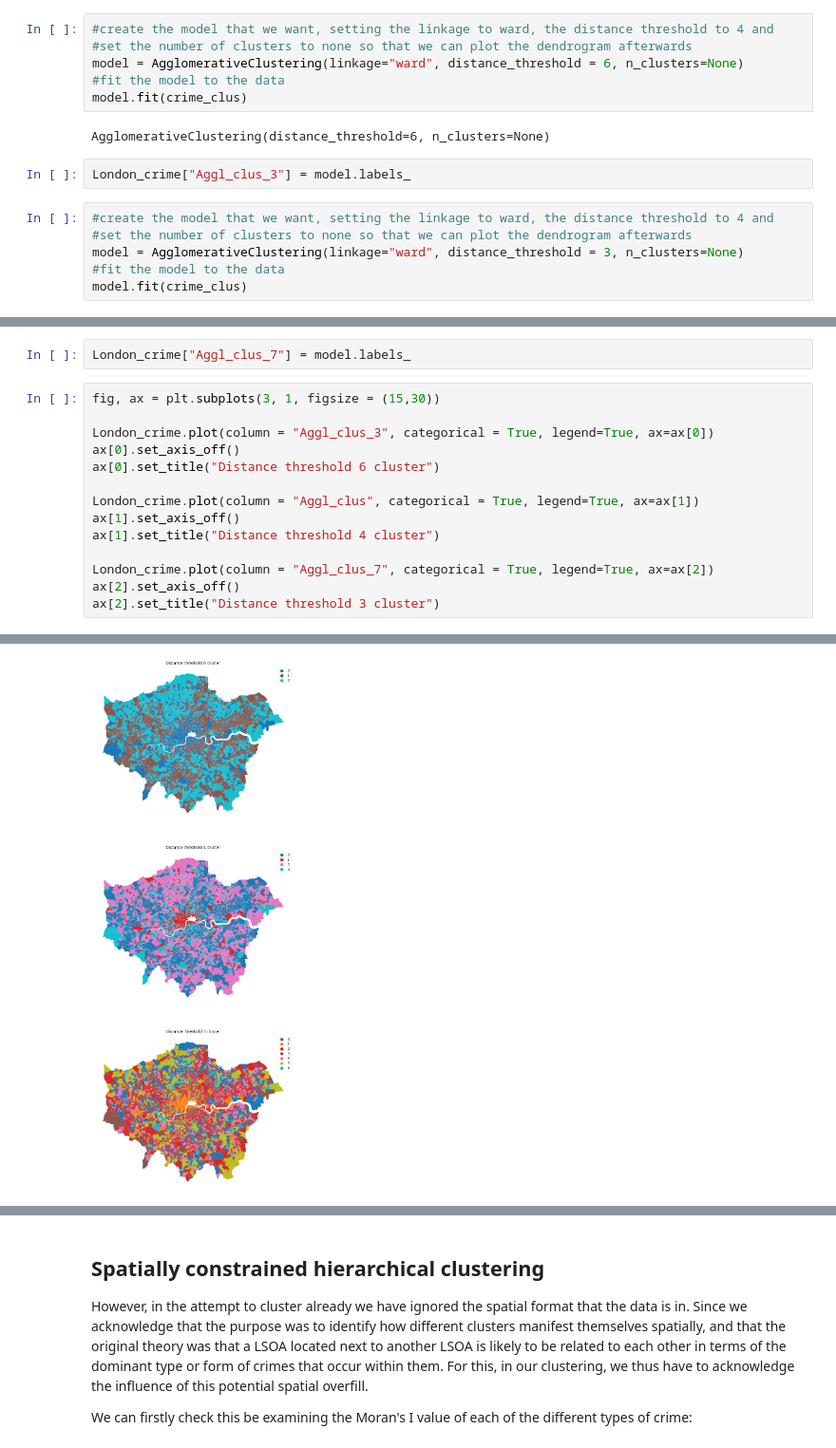
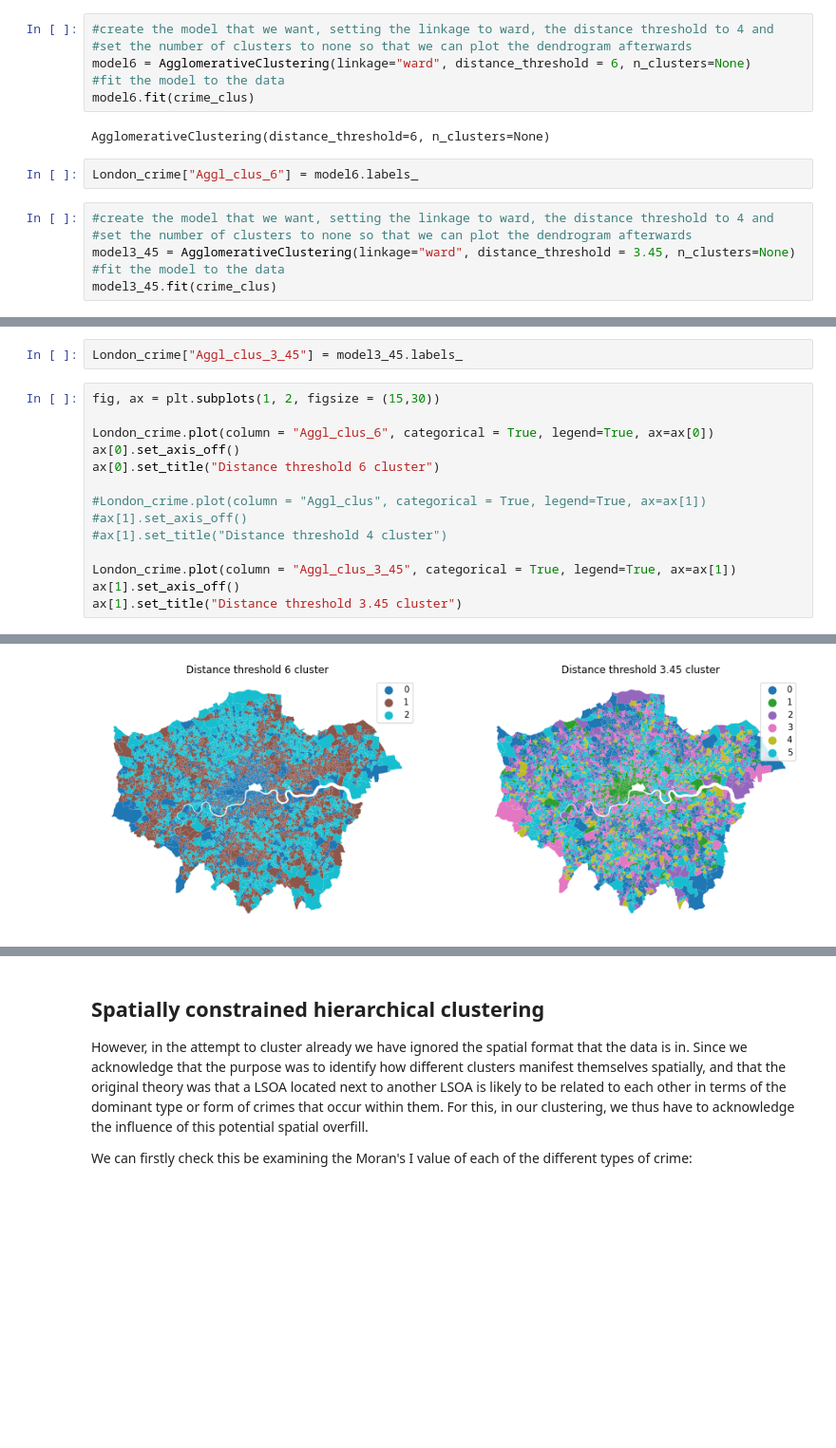
Before and after one commit to PhilipDW183/London_crime_clusters, a Jupyter notebook: London_Crime.ipynb, the cells around one changed output, grey strips where cells are left out. Shown at 95% size. Drawn from its saved outputs; the diff is of its cells as text; blank space fills up the shorter version.

```diff
--- a/London_Crime.ipynb
+++ b/London_Crime.ipynb
@@ -628,17 +647,17 @@ Thus we can follow the same workflow as the previous clustering to see how the c
 # %%
 #create the model that we want, setting the linkage to ward, the distance threshold to 4 and
 #set the number of clusters to none so that we can plot the dendrogram afterwards
-model = AgglomerativeClustering(linkage="ward", distance_threshold = 6, n_clusters=None)
+model6 = AgglomerativeClustering(linkage="ward", distance_threshold = 6, n_clusters=None)
 #fit the model to the data
-model.fit(crime_clus)
+model6.fit(crime_clus)
 # %% [output]
 AgglomerativeClustering(distance_threshold=6, n_clusters=None)
 # %%
-London_crime["Aggl_clus_3"] = model.labels_
+London_crime["Aggl_clus_6"] = model6.labels_
 # %%
 #create the model that we want, setting the linkage to ward, the distance threshold to 4 and
 #set the number of clusters to none so that we can plot the dendrogram afterwards
-model = AgglomerativeClustering(linkage="ward", distance_threshold = 3, n_clusters=None)
+model3_45 = AgglomerativeClustering(linkage="ward", distance_threshold = 3.45, n_clusters=None)
 #fit the model to the data
-model.fit(crime_clus)
+model3_45.fit(crime_clus)
 # %% [output]
@@ -646,17 +665,17 @@ AgglomerativeClustering(distance_threshold=3, n_clusters=None)
 # %%
-London_crime["Aggl_clus_7"] = model.labels_
+London_crime["Aggl_clus_3_45"] = model3_45.labels_
 # %%
-fig, ax = plt.subplots(3, 1, figsize = (15,30))
+fig, ax = plt.subplots(1, 2, figsize = (15,30))
 
-London_crime.plot(column = "Aggl_clus_3", categorical = True, legend=True, ax=ax[0])
+London_crime.plot(column = "Aggl_clus_6", categorical = True, legend=True, ax=ax[0])
 ax[0].set_axis_off()
 ax[0].set_title("Distance threshold 6 cluster")
 
-London_crime.plot(column = "Aggl_clus", categorical = True, legend=True, ax=ax[1])
+#London_crime.plot(column = "Aggl_clus", categorical = True, legend=True, ax=ax[1])
+#ax[1].set_axis_off()
+#ax[1].set_title("Distance threshold 4 cluster")
+
+London_crime.plot(column = "Aggl_clus_3_45", categorical = True, legend=True, ax=ax[1])
 ax[1].set_axis_off()
-ax[1].set_title("Distance threshold 4 cluster")
-
-London_crime.plot(column = "Aggl_clus_7", categorical = True, legend=True, ax=ax[2])
-ax[2].set_axis_off()
-ax[2].set_title("Distance threshold 3 cluster")
+ax[1].set_title("Distance threshold 3.45 cluster")
 # %% [output]
@@ -664,2 +683,2 @@ Text(0.5, 1.0, 'Distance threshold 3 cluster')
-[figure, old version]
+[figure, new version]
 # %%
```
Also changed, not shown: parts of 17 cells of this notebook.
